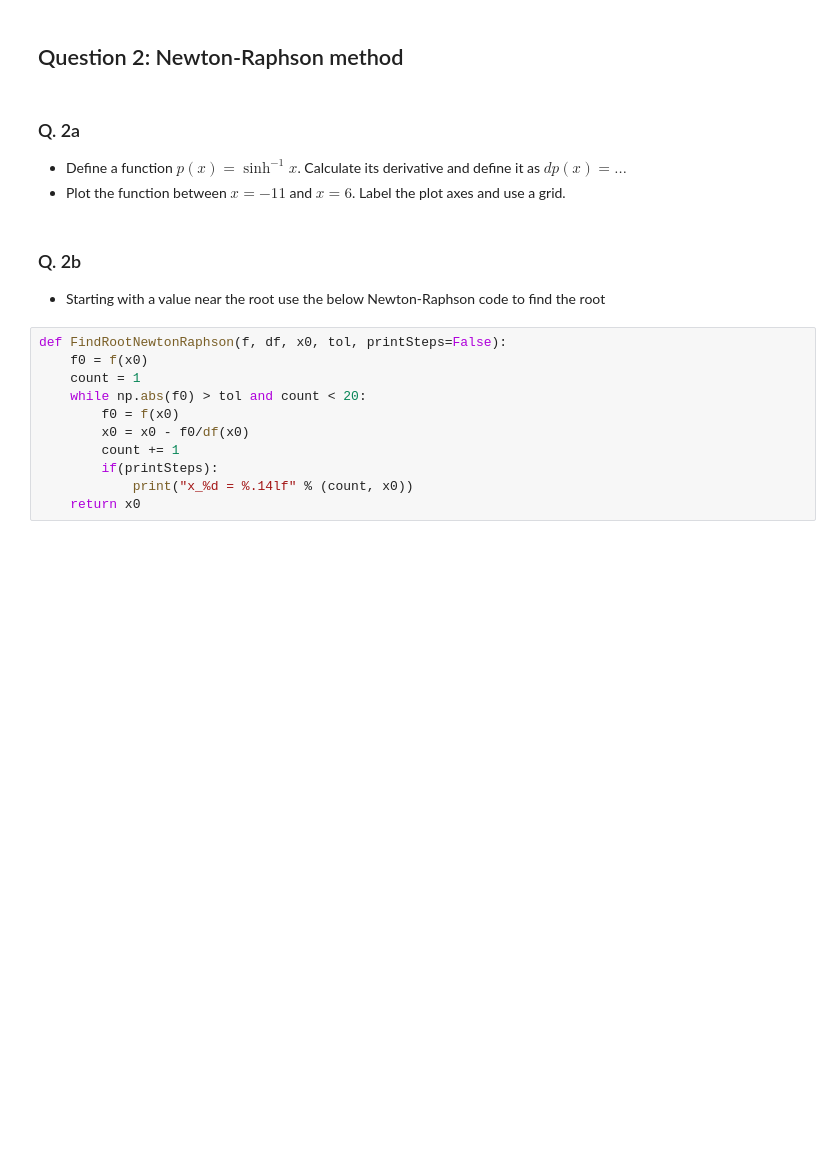
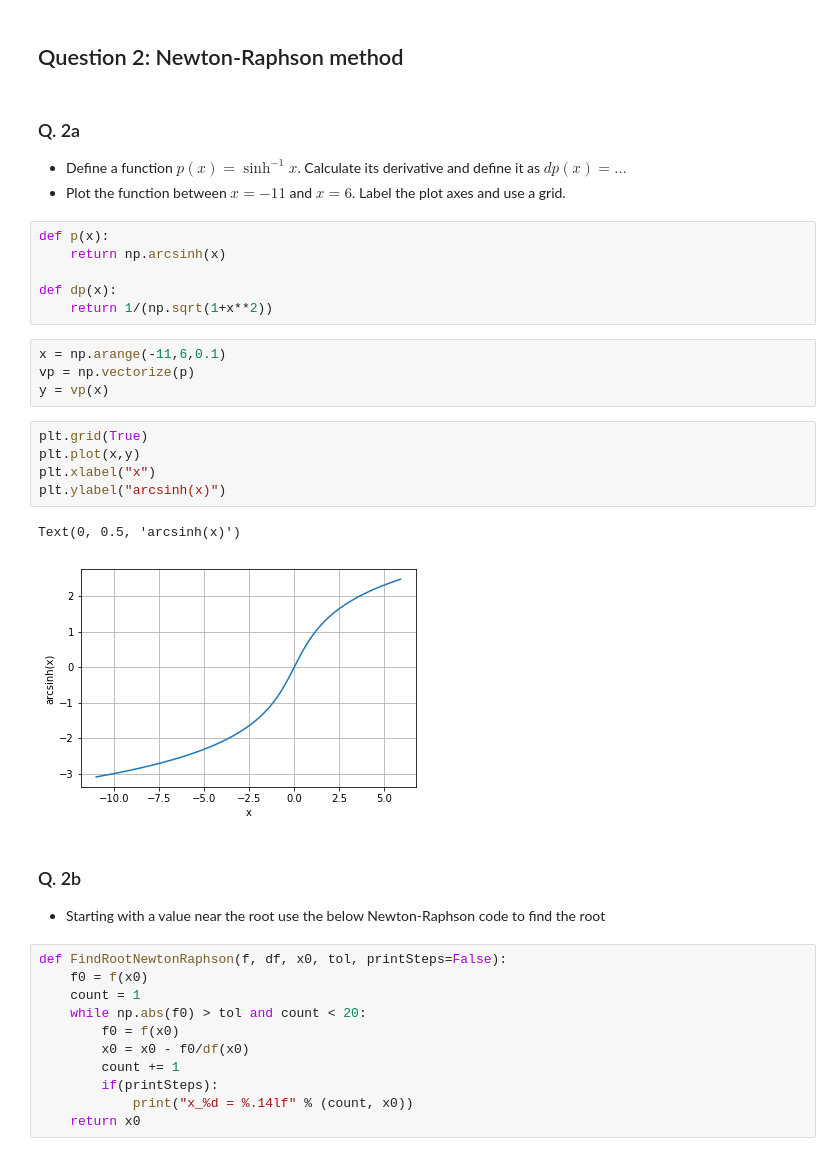
Before and after one commit to lobsterbottomy/Computational-Science-Assignments, a Jupyter notebook: Assignment-2.ipynb, the cells around one changed output. Cells and saved outputs as stored; diff of their text form; blank space fills up the shorter version.

```diff
--- a/Assignment-2.ipynb
+++ b/Assignment-2.ipynb
@@ -129,6 +131,24 @@ Cannot use bisection method as the sign of 6912 equals the sign of 49896
 ### Q. 2a
  - Define a function $p(x) = \sinh^{-1} x$. Calculate its derivative and define it as $dp(x) = \dots$
  - Plot the function between $x=-11$ and $x=6$. Label the plot axes and use a grid.
+# %%
+def p(x):
+    return np.arcsinh(x)
+
+def dp(x):
+    return 1/(np.sqrt(1+x**2))
+# %%
+x = np.arange(-11,6,0.1)
+vp = np.vectorize(p)
+y = vp(x)
+# %%
+plt.grid(True)
+plt.plot(x,y)
+plt.xlabel("x")
+plt.ylabel("arcsinh(x)")
+# %% [output]
+Text(0, 0.5, 'arcsinh(x)')
+[figure, added]
 # %% [markdown]
 ### Q. 2b
  - Starting with a value near the root use the below Newton-Raphson code to find the root
```
Also changed, not shown: parts of 8 cells of this notebook.
